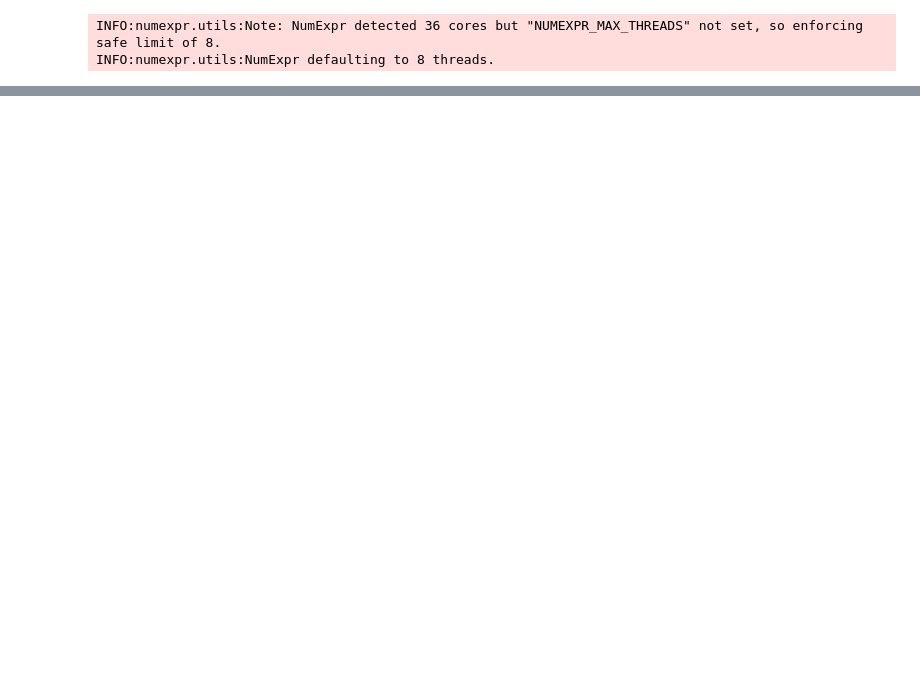
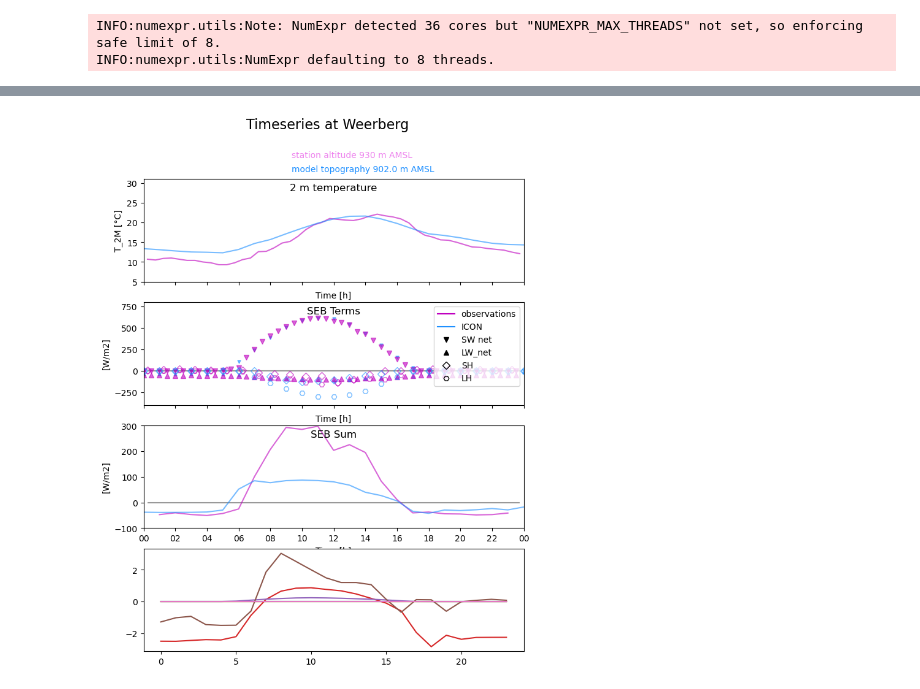
Before and after one commit to tlezuo/icon-vis, a Jupyter notebook: timeseries/plot_ts_radiation.ipynb, the cells around one changed output, grey strips where cells are left out. Drawn from its saved outputs; the diff is of its cells as text; code cells hidden in the pictures; blank space fills up the shorter version.

```diff
--- a/timeseries/plot_ts_radiation.ipynb
+++ b/timeseries/plot_ts_radiation.ipynb
@@ -234,0 +242,12 @@ ax[-1].set_xticklabels(labels=[j.strftime('%H') for j in plotdates_plot])
+# %%
+## CALCULATE TOTAL SEB ##
+SW_obs = ts_data_stat_rad['sob_s'].resample('H').interpolate('cubic')[1:24]
+LW_obs = ts_data_stat_rad['thb_s'].resample('H').interpolate('cubic')[1:24]
+SH_obs = ts_data_stat_flux['shfl_s'].resample('min').bfill().resample('H').interpolate('cubic')[1:]
+LH_obs = ts_data_stat_flux['lhfl_s'].resample('min').bfill().resample('H').interpolate('cubic')[1:]
+SEB_obs = SW_obs + LW_obs + SH_obs + LH_obs
+SEB_obs
+SEB_model = ts_data_icon_RUN2['sob_s'] + ts_data_icon_RUN2['thb_s'] + ts_data_icon_RUN2['shfl_s'] + ts_data_icon_RUN2['lhfl_s']
+# %%
+hfbl_tendencies = xarray.open_mfdataset('/users/tlezuo/icon-vis/data/data_hfbl/sumbl_ts_data_RUN3_noconv.nc')
+hfbl_tendencies=hfbl_tendencies.sel(ncells=loc.subsetID)
@@ -234,0 +272,87 @@ ax[-1].set_xticklabels(labels=[j.strftime('%H') for j in plotdates_plot])
+# %%
+######################################## COMBINED SEB ############################################
+pvar_ax1 = vf.T_2M
+# time range
+startdate_plot = dt.datetime(2019,9,13,00,00)
+enddate_plot = dt.datetime(2019,9,14,00,00)
+plotfreq_plot = '2h0min'
+plotdates_plot = pd.date_range(startdate_plot,enddate_plot,freq=plotfreq_plot)
+
+# figure settings
+fig, (ax1,ax2,ax3,ax4) = plt.subplots(4,1, figsize=(8,10))
+fig.suptitle('Timeseries at '+loc.name, fontsize=16)
+ax1.annotate('station altitude '+str(loc.alt)+' m AMSL', xy=(0.42,1.17),xytext=(0.39,1.21),xycoords=('axes fraction','axes fraction'),color='violet')
+ax1.annotate('model topography '+str(loc.iconHSURF.round())+' m AMSL', xy=(0.42,0.82),xytext=(0.39,1.07),xycoords=('axes fraction','axes fraction'),color='dodgerblue')
+
+# OBS
+handle_obs = Line2D([0], [0], color='m',linestyle='solid')
+ax1.plot(ts_data_stat_raw['dt'],np.transpose(ts_data_stat_raw[pvar_ax1.name]),color='m',alpha=0.6, label='observations')
+ax2.plot(ts_data_stat_rad['dt'],np.transpose(ts_data_stat_rad['sob_s']),color='m',alpha=0.6, marker="v",linestyle = 'None',markevery=30)
+ax2.plot(ts_data_stat_rad['dt'],np.transpose(ts_data_stat_rad['thb_s']),color='m',alpha=0.6, marker="^",linestyle = 'None',markevery=30)
+ax2.plot(ts_data_stat_flux['dt'],np.transpose(ts_data_stat_flux['shfl_s']),color='m',alpha=0.6, marker="D",linestyle = 'None',markevery=2,markerfacecolor='None')
+ax2.plot(ts_data_stat_flux['dt'],np.transpose(ts_data_stat_flux['lhfl_s']),color='m',alpha=0.6, marker="H",linestyle = 'None',markevery=2,markerfacecolor='None')
+ax3.plot(SEB_obs,color='m',alpha=0.6,)
+
+# ICON
+plotdates_model = pd.date_range(startdate_plot,enddate_plot,freq='1h')
+# plotdates_model = ts_data_icon_RUN2.time
+handle_I = Line2D([0], [0], color='dodgerblue',linestyle='solid')
+
+ax1.plot(ts_data_icon_RUN2.time,ts_data_icon_RUN2[pvar_ax1.name],color='dodgerblue',alpha=0.6)
+ax2.scatter(ts_data_icon_RUN2.time,ts_data_icon_RUN2['sob_s'],color='dodgerblue',alpha=0.6, marker="v",s=12)
+ax2.scatter(ts_data_icon_RUN2.time,ts_data_icon_RUN2['thb_s'],color='dodgerblue',alpha=0.6, marker="^",s=12)
+ax2.plot(ts_data_icon_RUN2.time,ts_data_icon_RUN2['shfl_s'],color='dodgerblue',alpha=0.6, marker="D",linestyle = 'None',markerfacecolor='None')
+ax2.plot(ts_data_icon_RUN2.time,ts_data_icon_RUN2['lhfl_s'],color='dodgerblue',alpha=0.6, marker="H",linestyle = 'None',markerfacecolor='None')
+ax3.plot(ts_data_icon_RUN2.time,SEB_model,color='dodgerblue',alpha=0.6,)
+
+# TENDENCIES
+ax4.plot(hfbl_tendencies.ddt_temp_clcov)
+ax4.plot(hfbl_tendencies.ddt_temp_drag)
+ax4.plot(hfbl_tendencies.ddt_temp_pconv)
+ax4.plot(hfbl_tendencies.ddt_temp_radlw)
+ax4.plot(hfbl_tendencies.ddt_temp_radsw)
+ax4.plot(hfbl_tendencies.ddt_temp_turb)
+ax4.plot(hfbl_tendencies.ddt_temp_dyn)
+
+# plotting options AX1
+ax1.set_ylim(pvar_ax1.min,pvar_ax1.max)
+ax1.set_title(pvar_ax1.title, y=1.0, pad=-14)
+ax1.set_ylabel(pvar_ax1.name+' '+pvar_ax1.units)
+
+ax1.set_xlim(startdate_plot,enddate_plot)
+ax1.set_xlabel('Time [h]')
+ax1.set_xticks(plotdates_plot)
+ax1.set_xticklabels([])
+ax1.hlines(y=0, xmin=ts_data_stat_raw['dt'][0],xmax=ts_data_stat_raw['dt'][-1],colors='k',alpha=0.4)
+
+# plotting options AX2
+ax2.set_ylim(-400,801)
+ax2.set_title('SEB Terms', y=1.0, pad=-14)
+ax2.set_ylabel('[W/m2]')
+
+ax2.set_xlim(startdate_plot,enddate_plot)
+ax2.set_xlabel('Time [h]')
+ax2.set_xticks(plotdates_plot)
+ax2.set_xticklabels([])
+ax2.hlines(y=0, xmin=ts_data_stat_raw['dt'][0],xmax=ts_data_stat_raw['dt'][-1],colors='k',alpha=0.4)
+
+# plotting options AX3
+ax3.set_ylim(-100,301)
+ax3.set_title('SEB Sum', y=1.0, pad=-14)
+ax3.set_ylabel('[W/m2]')
+
+ax3.set_xlim(startdate_plot,enddate_plot)
+ax3.set_xlabel('Time [h]')
+ax3.set_xticks(plotdates_plot)
+ax3.set_xticklabels([])
+ax3.hlines(y=0, xmin=ts_data_stat_raw['dt'][0],xmax=ts_data_stat_raw['dt'][-1],colors='k',alpha=0.4)
+
+handle_SW = Line2D([0], [0], color='k', marker="v",linestyle = 'None')
+handle_LW = Line2D([0], [0], color='k', marker="^",linestyle = 'None')
+handle_SH = Line2D([0], [0], color='k', marker="D",linestyle = 'None',markerfacecolor='None')
+handle_LH = Line2D([0], [0], color='k', marker="H",linestyle = 'None',markerfacecolor='None')
+legend_handles=[handle_obs,handle_I,handle_SW, handle_LW,handle_SH,handle_LH]
+legend_labels=['observations','ICON','SW net','LW_net','SH','LH']
+ax2.legend(legend_handles,legend_labels,loc='upper right')
+ax3.set_xticklabels(labels=[j.strftime('%H') for j in plotdates_plot])
+# %% [output]
@@ -234,0 +372 @@ ax[-1].set_xticklabels(labels=[j.strftime('%H') for j in plotdates_plot])
+[figure, added]
```
Also changed, not shown: parts of 6 cells of this notebook, 11 other files.
